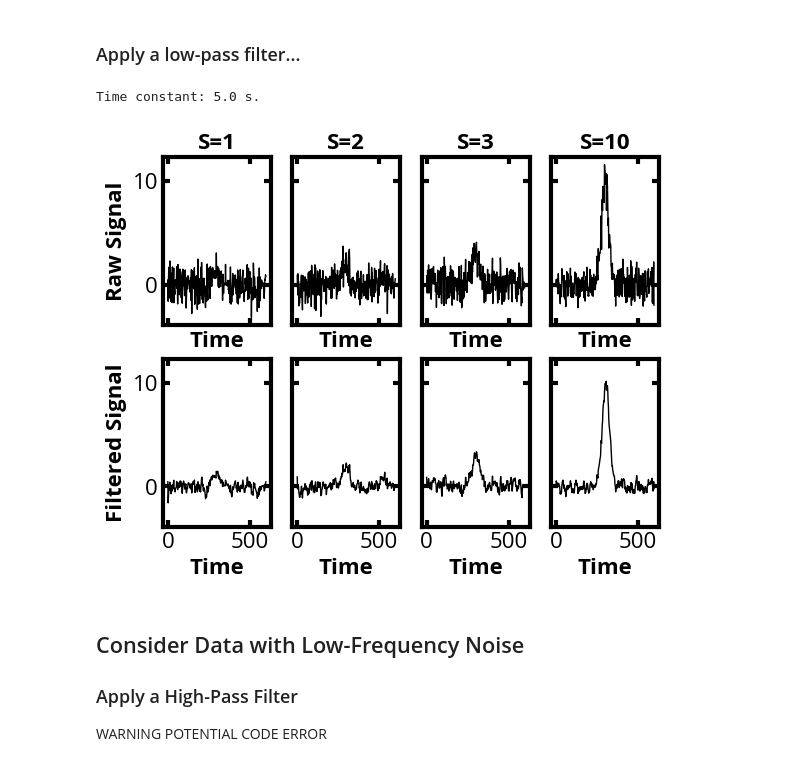
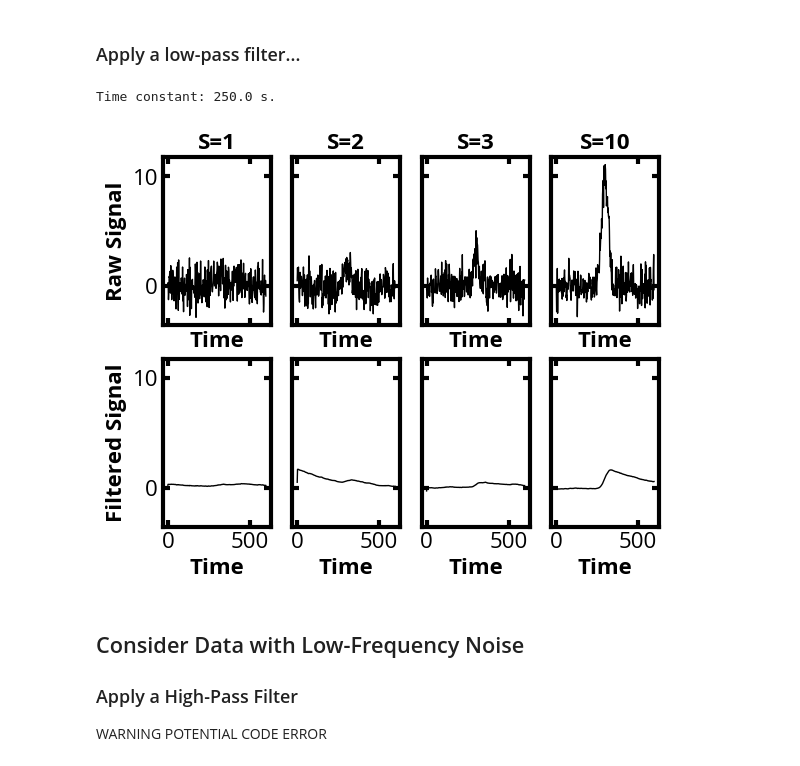
Before and after one commit to mfbush/instrumental-analysis, a Jupyter notebook: notebooks/transducers.ipynb, the cells around one changed output. Drawn from its saved outputs; the diff is of its cells as text; code cells hidden in the pictures.

```diff
--- a/notebooks/transducers.ipynb
+++ b/notebooks/transducers.ipynb
@@ -149,7 +149,7 @@ colors = mpl.cm.magma(np.linspace(0,1,5))
 # %% [markdown]
 ### Apply a low-pass filter...
 # %%
-R = 10000. # Resistance in ohms
+R = 500000. # Resistance in ohms
 C = 0.0005 # Capacitance in farads.
 
 RC = R*C     # Time constant in seconds.
@@ -163,35 +163,35 @@ dt = 2.
 time = np.arange(0,600.,dt)
 heights = [1,2,3,10]
 
 # Adapted from https://en.wikipedia.org/wiki/Low-pass_filter
 fc = 1./(2*np.pi*RC)
 alpha = (2*np.pi*dt*fc)/(2*np.pi*dt*fc+1.)
 
 for i in range(4):
 
     raw = np.zeros_like(time)
     raw += np.random.randn(np.size(time))
     peak = norm.pdf(time, tr,scale=20.)
     raw += peak*heights[i]/peak.max()
 
     ax[0,i].set_title('S='+str(heights[i]), fontweight='bold')
     ax[0,i].plot(time,raw,'k',lw=1)
     ax[0,i].set_xlabel('Time', fontweight='bold')
 
     # Adapted from # From https://en.wikipedia.org/wiki/Low-pass_filter
     filtered = raw
     for j in range(2,np.size(raw)):
         filtered[j] = filtered[j-1]+alpha*(raw[j]-filtered[j-1])
 
     ax[1,i].plot(time,filtered,'k',lw=1)
     ax[1,i].set_xlabel('Time', fontweight='bold')
 
 ax[0,0].set_ylabel('Raw Signal', fontweight='bold')
 ax[1,0].set_ylabel('Filtered Signal', fontweight='bold')
 plt.show()
 # %% [output]
-Time constant: 5.0 s.
+Time constant: 250.0 s.
-[figure, old version]
+[figure, new version]
 # %% [markdown]
 ## Consider Data with Low-Frequency Noise
 ### Apply a High-Pass Filter
```
Also changed, not shown: parts of 1 cell of this notebook.
